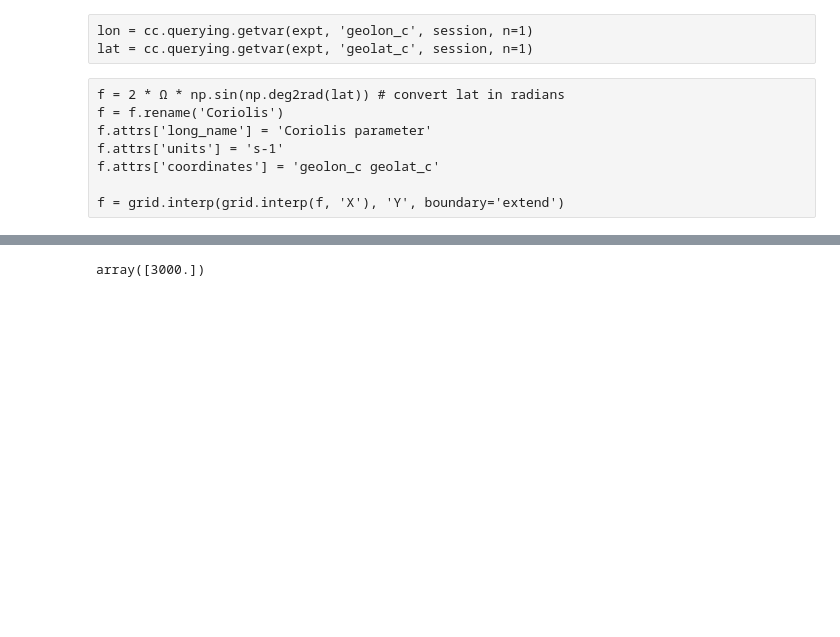
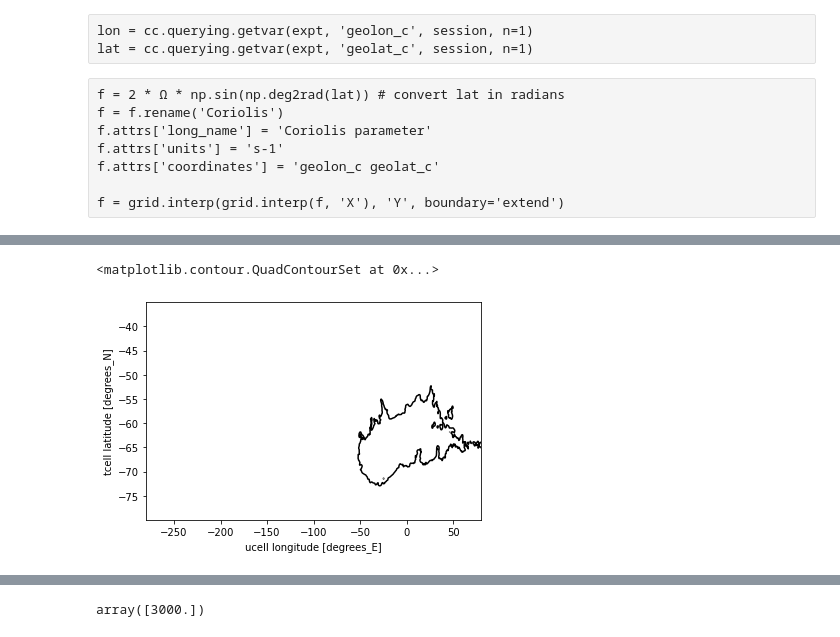
Before and after one commit to edoddridge/SO-RoG-plots, a Jupyter notebook: ACC overview.ipynb, the cells around one changed output, grey strips where cells are left out. Saved outputs shown, nothing was run; the diff lists cells and outputs as text; code cells hidden in the pictures; blank space fills up the shorter version.

```diff
--- a/ACC overview.ipynb
+++ b/ACC overview.ipynb
@@ -88,11 +133,15 @@ f = grid.interp(grid.interp(f, 'X'), 'Y', boundary='extend')
 u = cc.querying.getvar(expt, 'u', session, start_time = start_time, end_time = end_time,)
 u = u.sel(time=time_slice).sel(yu_ocean=lat_range)
 
-v = cc.querying.getvar(expt, 'v', session, start_time = start_time, end_time = end_time)
-v = v.sel(time=time_slice).sel(yu_ocean=lat_range)
+# v = cc.querying.getvar(expt, 'v', session, start_time = start_time, end_time = end_time)
+# v = v.sel(time=time_slice).sel(yu_ocean=lat_range)
 
-ssh = cc.querying.getvar(expt, 'sea_level', session, start_time = start_time, end_time = end_time, frequency ='1 monthly')
-ssh = ssh.sel(time=time_slice).sel(yt_ocean=lat_range)
+# ssh = cc.querying.getvar(expt, 'sea_level', session, start_time = start_time, end_time = end_time, frequency ='1 monthly')
+# ssh = ssh.sel(time=time_slice).sel(yt_ocean=lat_range)
+
+
+tx_trans_int_z = cc.querying.getvar(expt, 'tx_trans_int_z', session, start_time = start_time, end_time = end_time)
+tx_trans_int_z = tx_trans_int_z.sel(time=time_slice).sel(yt_ocean=lat_range)
 # %%
 # depth at temperature points
 ht = cc.querying.getvar(expt, 'ht', session, n=1)
@@ -157,0 +192,4 @@ Run configuration and history: https://github.com/COSIMA/01deg_jra55_iaf/tree/01
+# %%
+tx_trans_int_z = tx_trans_int_z.mean(dim='time')
+
+tx_trans_int_z
@@ -157,0 +221,3 @@ Run configuration and history: https://github.com/COSIMA/01deg_jra55_iaf/tree/01
+# %%
+
+psi_b = tx_trans_int_z.cumsum('yt_ocean')/(1035*1e6)
@@ -157,0 +246,5 @@ Run configuration and history: https://github.com/COSIMA/01deg_jra55_iaf/tree/01
+# %%
+psi_b.where(psi_b['xu_ocean']>-60).plot.contour(colors='k', linewidth=5, levels=[-12], linestyles='solid')
+# %% [output]
+<matplotlib.contour.QuadContourSet at 0x...>
+[figure, added]
```
Also changed, not shown: parts of 27 cells of this notebook.
